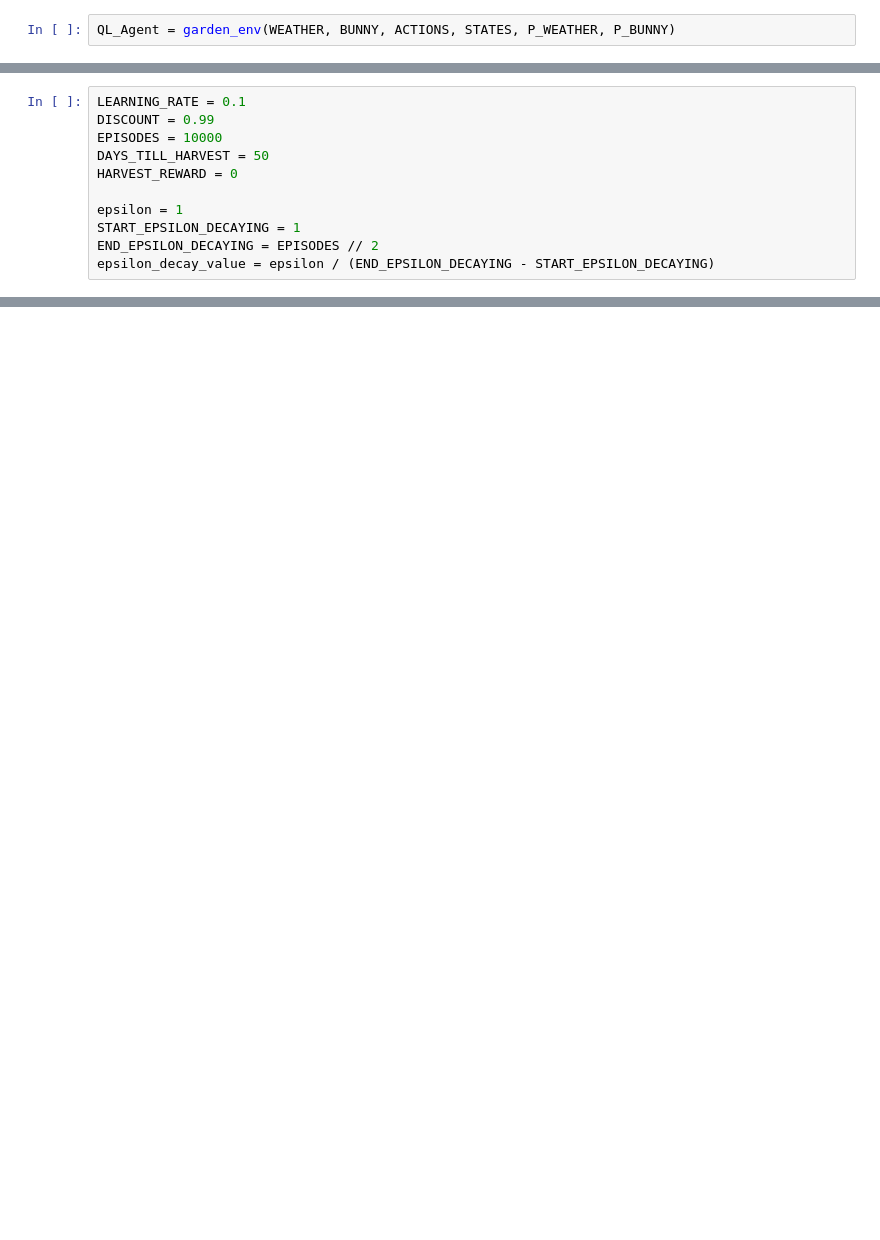
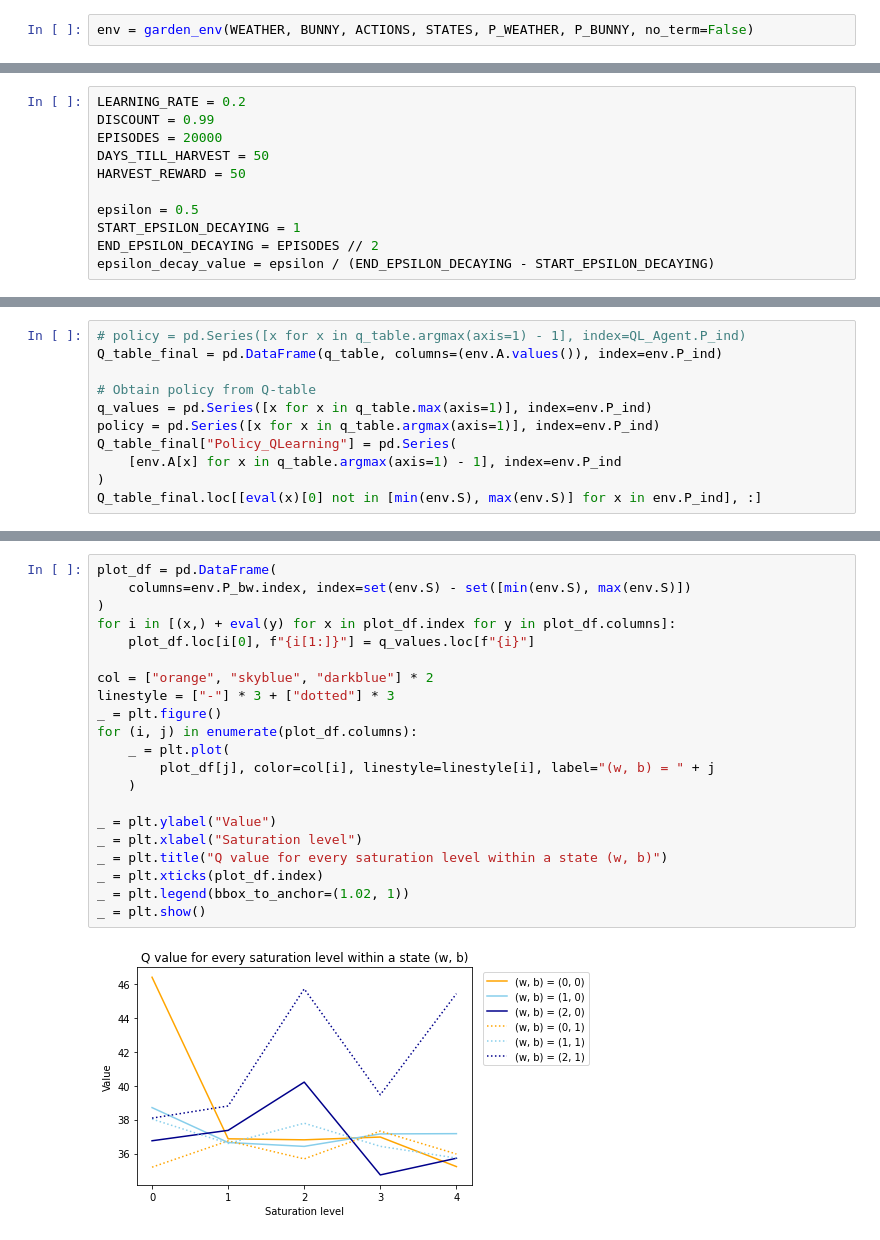
Before and after one commit to arpitp07/Reinforcement-Learning, a Jupyter notebook: Week 8/Final Q-Learning.ipynb, the cells around one changed output, grey strips where cells are left out. Saved outputs shown, nothing was run; the diff lists cells and outputs as text; blank space fills up the shorter version.

Commit message:
Q Learning Finished

```diff
--- a/Week 8/Final Q-Learning.ipynb
+++ b/Week 8/Final Q-Learning.ipynb
@@ -42,3 +41,3 @@ P_BUNNY = pd.DataFrame(
 # %%
-QL_Agent = garden_env(WEATHER, BUNNY, ACTIONS, STATES, P_WEATHER, P_BUNNY)
+env = garden_env(WEATHER, BUNNY, ACTIONS, STATES, P_WEATHER, P_BUNNY, no_term=False)
 # %% [markdown]
@@ -46,11 +45,11 @@ QL_Agent = garden_env(WEATHER, BUNNY, ACTIONS, STATES, P_WEATHER, P_BUNNY)
 # %%
-LEARNING_RATE = 0.1
+LEARNING_RATE = 0.2
 DISCOUNT = 0.99
-EPISODES = 10000
+EPISODES = 20000
 DAYS_TILL_HARVEST = 50
-HARVEST_REWARD = 0
+HARVEST_REWARD = 50
 
-epsilon = 1
+epsilon = 0.5
 START_EPSILON_DECAYING = 1
 END_EPSILON_DECAYING = EPISODES // 2
 epsilon_decay_value = epsilon / (END_EPSILON_DECAYING - START_EPSILON_DECAYING)
@@ -158,0 +113,11 @@ d.iloc[-1]
+# %%
+# policy = pd.Series([x for x in q_table.argmax(axis=1) - 1], index=QL_Agent.P_ind)
+Q_table_final = pd.DataFrame(q_table, columns=(env.A.values()), index=env.P_ind)
+
+# Obtain policy from Q-table
+q_values = pd.Series([x for x in q_table.max(axis=1)], index=env.P_ind)
+policy = pd.Series([x for x in q_table.argmax(axis=1)], index=env.P_ind)
+Q_table_final["Policy_QLearning"] = pd.Series(
+    [env.A[x] for x in q_table.argmax(axis=1) - 1], index=env.P_ind
+)
+Q_table_final.loc[[eval(x)[0] not in [min(env.S), max(env.S)] for x in env.P_ind], :]
@@ -158,0 +183,23 @@ d.iloc[-1]
+# %%
+plot_df = pd.DataFrame(
+    columns=env.P_bw.index, index=set(env.S) - set([min(env.S), max(env.S)])
+)
+for i in [(x,) + eval(y) for x in plot_df.index for y in plot_df.columns]:
+    plot_df.loc[i[0], f"{i[1:]}"] = q_values.loc[f"{i}"]
+
+col = ["orange", "skyblue", "darkblue"] * 2
+linestyle = ["-"] * 3 + ["dotted"] * 3
+_ = plt.figure()
+for (i, j) in enumerate(plot_df.columns):
+    _ = plt.plot(
+        plot_df[j], color=col[i], linestyle=linestyle[i], label="(w, b) = " + j
+    )
+
+_ = plt.ylabel("Value")
+_ = plt.xlabel("Saturation level")
+_ = plt.title("Q value for every saturation level within a state (w, b)")
+_ = plt.xticks(plot_df.index)
+_ = plt.legend(bbox_to_anchor=(1.02, 1))
+_ = plt.show()
+# %% [output]
+[figure, added]
```
Also changed, not shown: parts of 21 cells of this notebook, 12 other files.
